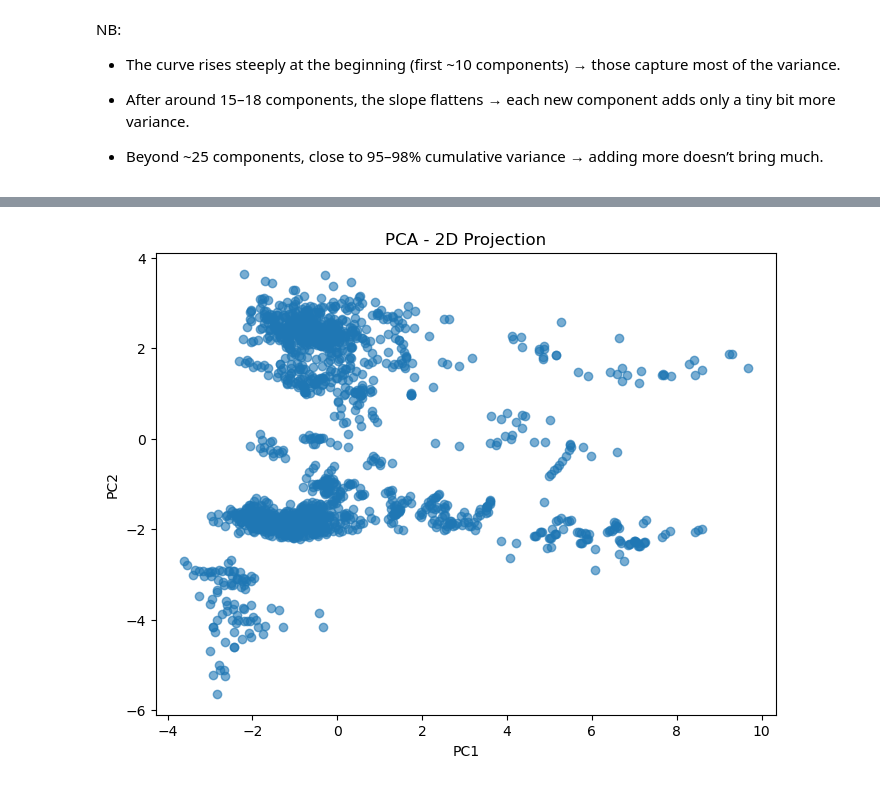
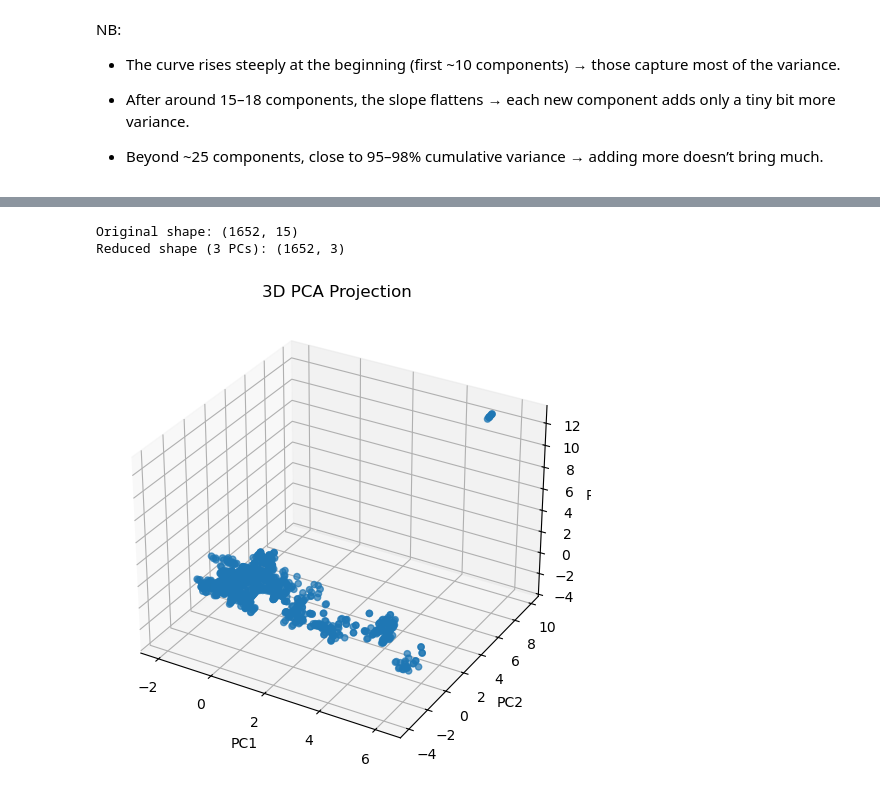
Before and after one commit to kevlariii/weld-quality, a Jupyter notebook: data/feature_selection.ipynb, the cells around one changed output, grey strips where cells are left out. Drawn from its saved outputs; the diff is of its cells as text; code cells hidden in the pictures.

```diff
--- a/data/feature_selection.ipynb
+++ b/data/feature_selection.ipynb
@@ -131,15 +349,33 @@ Reduced shape: (1652, 29)
 # %%
-pca = PCA(n_components=29)
-X_2d = pca.fit_transform(X_scaled)
+from sklearn.decomposition import PCA
 
-plt.figure(figsize=(8,6))
-plt.scatter(X_2d[:,0], X_2d[:,1], alpha=0.6)
-plt.xlabel("PC1")
-plt.ylabel("PC2")
-plt.title("PCA - 2D Projection")
-plt.show()
+# 3-component PCA
+pca_3d = PCA(n_components=3)
+X_pca3 = pca_3d.fit_transform(X_scaled)
+
+print("Original shape:", X_scaled.shape)
+print("Reduced shape (3 PCs):", X_pca3.shape)
 # %% [output]
-[figure, removed]
+Original shape: (1652, 15)
+Reduced shape (3 PCs): (1652, 3)
+# %%
+import matplotlib.pyplot as plt
+from mpl_toolkits.mplot3d import Axes3D  # needed for 3D plots
+
+fig = plt.figure(figsize=(8,6))
+ax = fig.add_subplot(111, projection='3d')
+
+# scatter plot of first 3 PCs
+ax.scatter(X_pca3[:,0], X_pca3[:,1], X_pca3[:,2], cmap="viridis", alpha=0.7)
+
+ax.set_xlabel("PC1")
+ax.set_ylabel("PC2")
+ax.set_zlabel("PC3")
+ax.set_title("3D PCA Projection")
+
+plt.show()
+# %% [output]
+[figure, added]
 # %%
 loadings = pd.DataFrame(pca.components_.T,
                         columns=[f'PC{i+1}' for i in range(pca.n_components_)],
```
Also changed, not shown: parts of 25 cells of this notebook.
